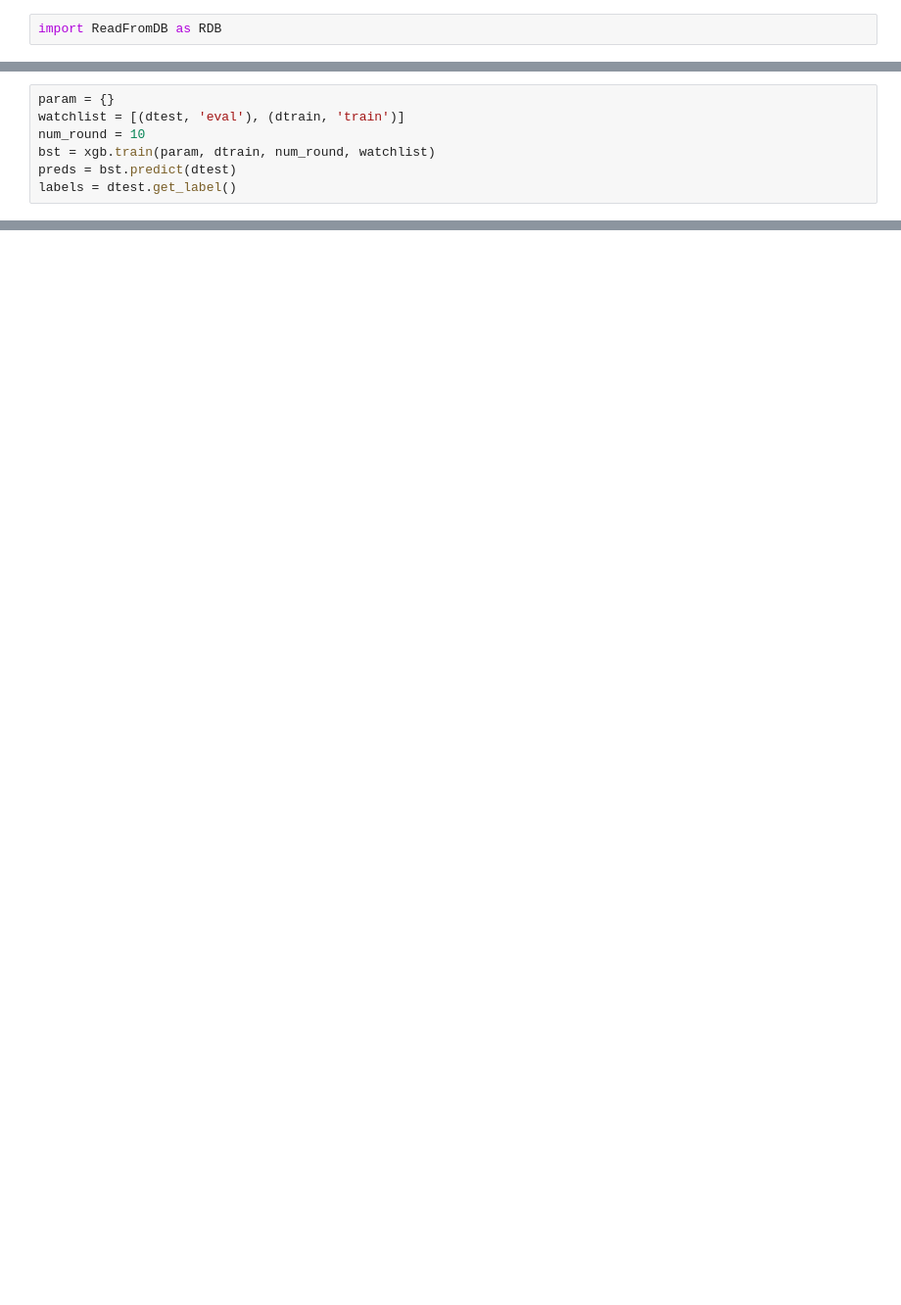
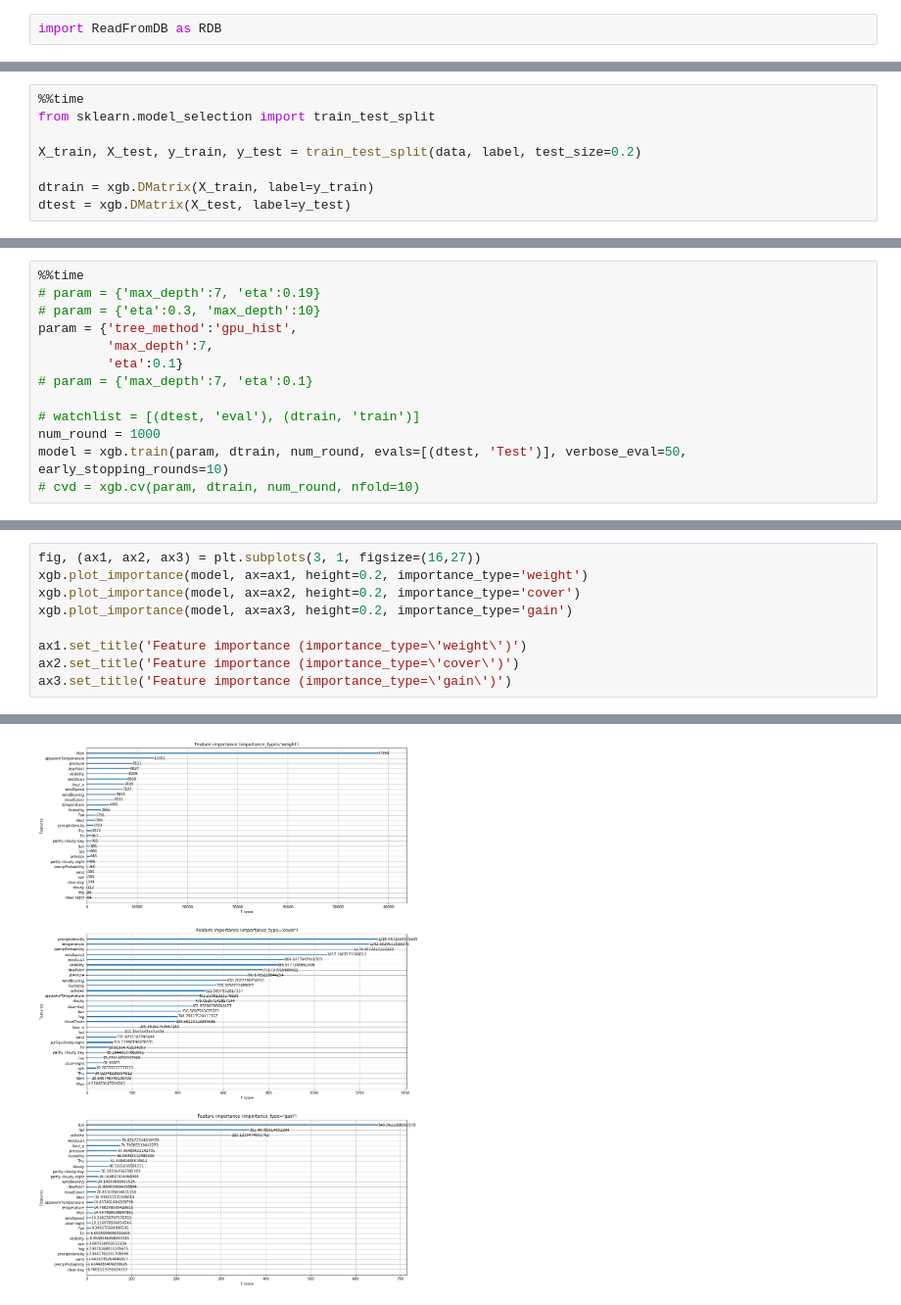
Before and after one commit to seprojectgroup19/main, a Jupyter notebook: XGBoost Testing.ipynb, the cells around one changed output, grey strips where cells are left out. Shown at 98% size. Cells and saved outputs as stored; diff of their text form; blank space fills up the shorter version.

```diff
--- a/XGBoost Testing.ipynb
+++ b/XGBoost Testing.ipynb
@@ -203,7 +18,0 @@ dtest = xgb.DMatrix(data[1000:], label=label[1000:])
-# %%
-param = {}
-watchlist = [(dtest, 'eval'), (dtrain, 'train')]
-num_round = 10
-bst = xgb.train(param, dtrain, num_round, watchlist)
-preds = bst.predict(dtest)
-labels = dtest.get_label()
@@ -383,0 +128,8 @@ df
+# %%
+%%time
+from sklearn.model_selection import train_test_split
+
+X_train, X_test, y_train, y_test = train_test_split(data, label, test_size=0.2)
+
+dtrain = xgb.DMatrix(X_train, label=y_train)
+dtest = xgb.DMatrix(X_test, label=y_test)
@@ -383,0 +138,13 @@ df
+# %%
+%%time
+# param = {'max_depth':7, 'eta':0.19}
+# param = {'eta':0.3, 'max_depth':10}
+param = {'tree_method':'gpu_hist',
+         'max_depth':7,
+         'eta':0.1}
+# param = {'max_depth':7, 'eta':0.1}
+
+# watchlist = [(dtest, 'eval'), (dtrain, 'train')]
+num_round = 1000
+model = xgb.train(param, dtrain, num_round, evals=[(dtest, 'Test')], verbose_eval=50, early_stopping_rounds=10)
+# cvd = xgb.cv(param, dtrain, num_round, nfold=10)
@@ -383,0 +189,10 @@ df
+# %%
+fig, (ax1, ax2, ax3) = plt.subplots(3, 1, figsize=(16,27))
+xgb.plot_importance(model, ax=ax1, height=0.2, importance_type='weight')
+xgb.plot_importance(model, ax=ax2, height=0.2, importance_type='cover')
+xgb.plot_importance(model, ax=ax3, height=0.2, importance_type='gain')
+
+ax1.set_title('Feature importance (importance_type=\'weight\')')
+ax2.set_title('Feature importance (importance_type=\'cover\')')
+ax3.set_title('Feature importance (importance_type=\'gain\')')
+# %% [output]
@@ -383,0 +200 @@ df
+[figure, added]
```
Also changed, not shown: parts of 54 cells of this notebook.
